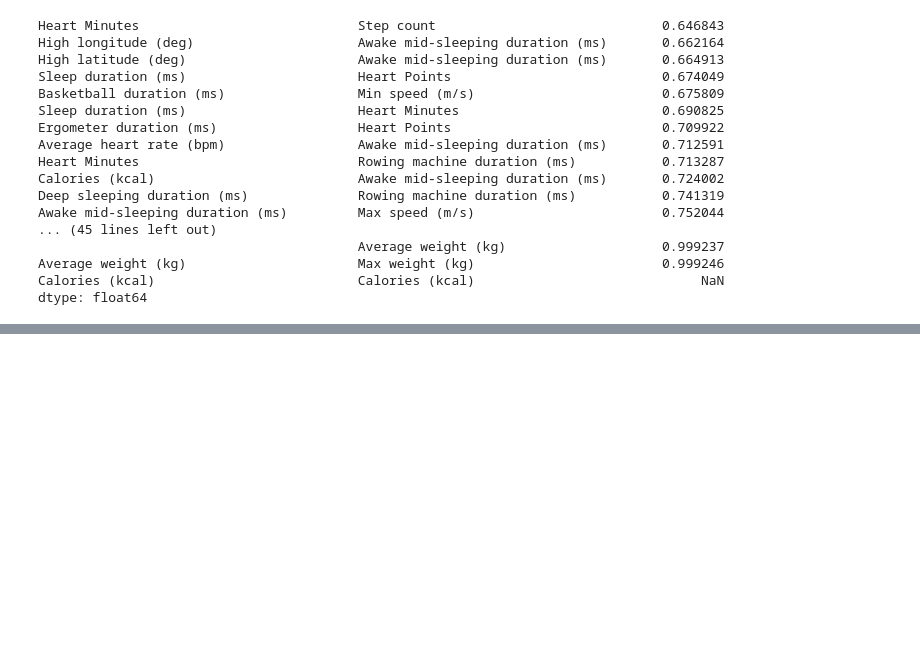
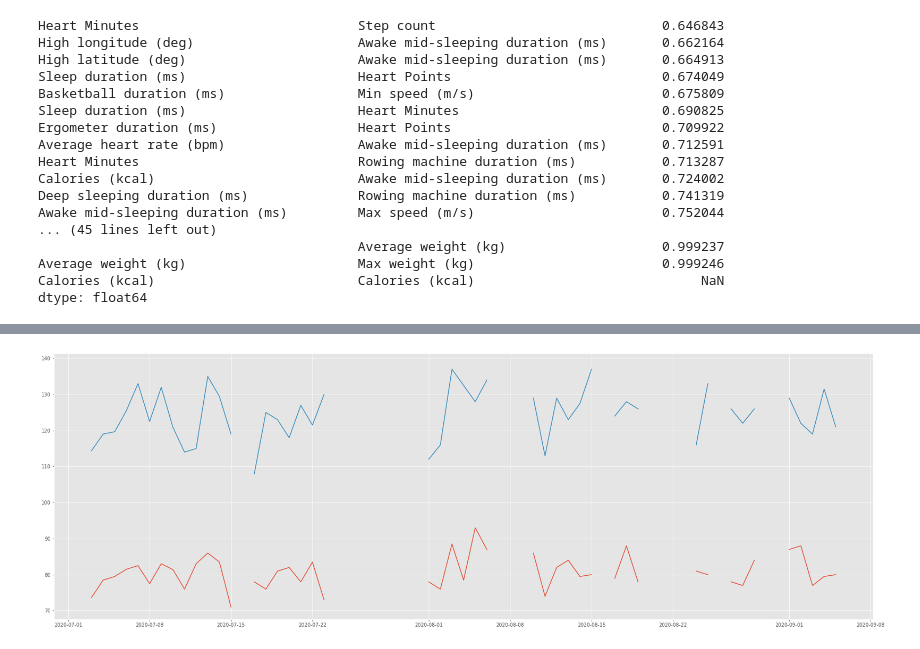
Before and after one commit to JamesIgoe/GoogleFitAnalysis, a Jupyter notebook: Analysis.ipynb, the cells around one changed output, grey strips where cells are left out. Cells and saved outputs as stored; diff of their text form; code cells hidden in the pictures; blank space fills up the shorter version.

```diff
--- a/Analysis.ipynb
+++ b/Analysis.ipynb
@@ -274,0 +294,9 @@ dtype: float64
+# %%
+
+
+plt.figure(figsize=(30,10))
+plt.plot(df.index, df['Average diastolic blood pressure (mmHg)'])
+plt.plot(df.index, df['Average systolic blood pressure (mmHg)'])
+plt.show()
+# %% [output]
+[figure, added]
```
Also changed, not shown: parts of 10 cells of this notebook.
